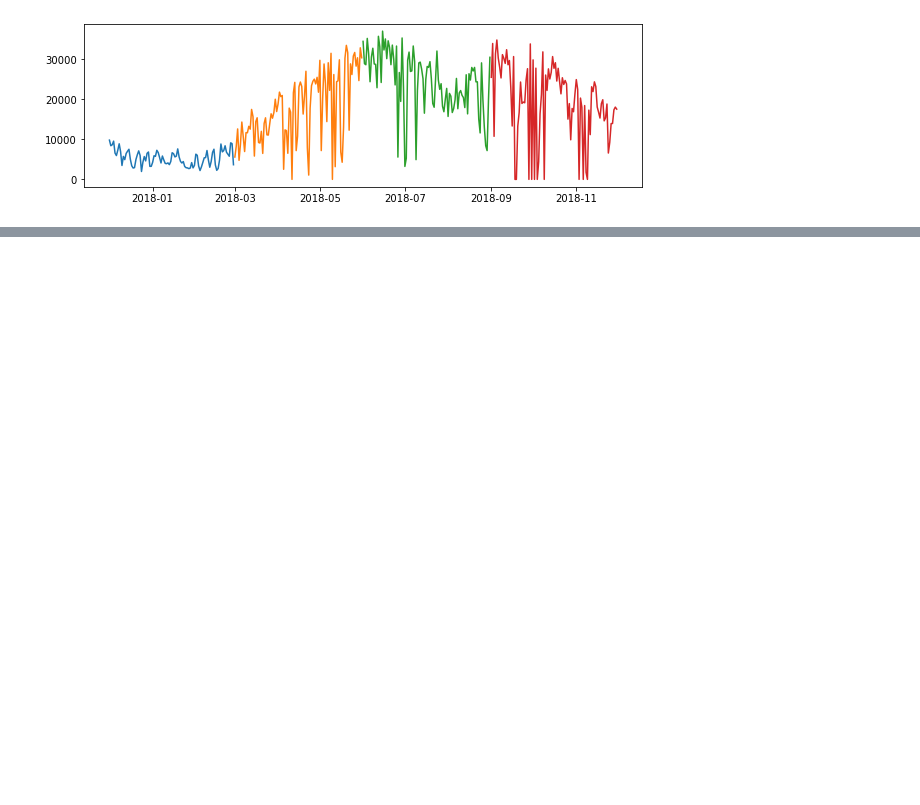
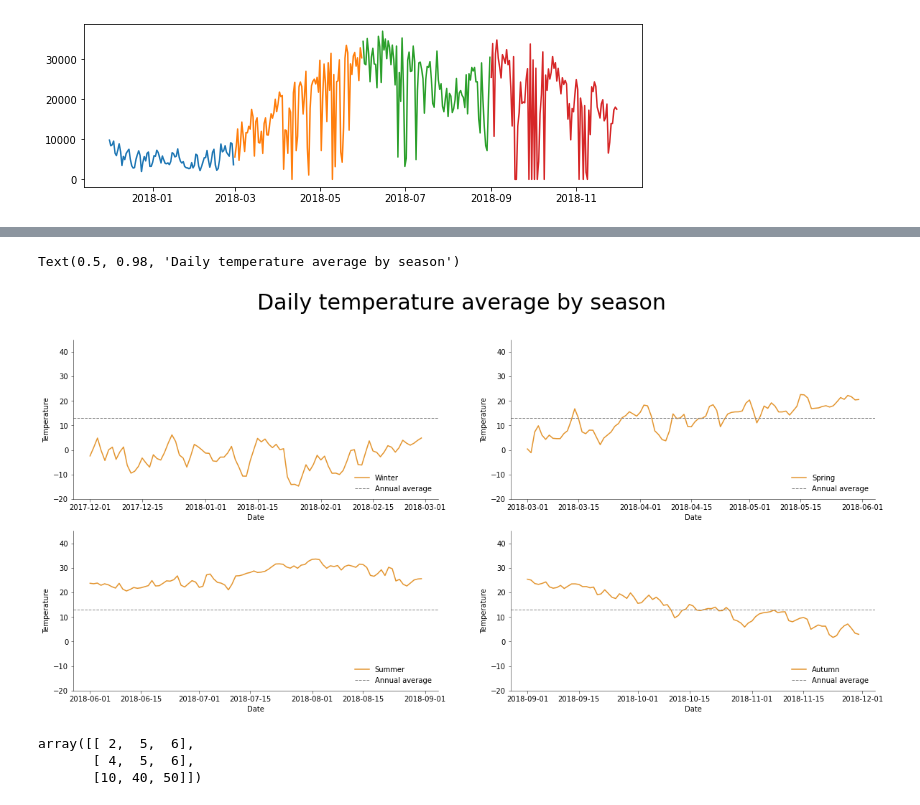
Before and after one commit to rogovich/2022_POL_Data_Analysis_in_Python, a Jupyter notebook: @In-Class_Notebooks/2022.03.15/20220315_Viz_1.ipynb, the cells around one changed output, grey strips where cells are left out. Saved outputs shown, nothing was run; the diff lists cells and outputs as text; code cells hidden in the pictures; blank space fills up the shorter version.

```diff
--- a/@In-Class_Notebooks/2022.03.15/20220315_Viz_1.ipynb
+++ b/@In-Class_Notebooks/2022.03.15/20220315_Viz_1.ipynb
@@ -62,0 +52,3 @@ for season in ['Winter', 'Spring', 'Summer', 'Autumn']:
+# %%
+for axis in ax.ravel():
+    print(axis)
@@ -62,0 +60,4 @@ for season in ['Winter', 'Spring', 'Summer', 'Autumn']:
+# %%
+for season,axis in zip(bikes['Seasons'].unique(), ax.ravel()):
+    print(season)
+    print(axis)
@@ -62,0 +83,2 @@ for season in ['Winter', 'Spring', 'Summer', 'Autumn']:
+# %%
+temp_mean = bikes['Temperature'].mean()
@@ -62,0 +92,20 @@ for season in ['Winter', 'Spring', 'Summer', 'Autumn']:
+# %%
+fig, ax = plt.subplots(2,2, figsize=(20,9))
+for season,axis in zip(bikes['Seasons'].unique(), ax.ravel()):
+    axis.plot(temperature[season], c='#e3942d')
+    axis.set_ylim(-20, 45)
+    axis.set_xlabel('Date')
+    axis.set_ylabel('Temperature')
+    axis.axhline(temp_mean, c='grey', ls='--', lw=1) # line style, line width
+    axis.legend([season, 'Annual average'], frameon=False, loc=4)
+    axis.spines['top'].set_visible(False)
+    axis.spines['right'].set_visible(False)
+    axis.spines['left'].set_lw(0.5)
+    axis.spines['bottom'].set_linewidth(0.5)
+    axis.xaxis.set_tick_params(width=0.5) # tick - засечка
+    axis.yaxis.set_tick_params(width=0.5)
+
+fig.suptitle('Daily temperature average by season', fontsize=30) # super title
+# %% [output]
+Text(0.5, 0.98, 'Daily temperature average by season')
+[figure, added]
@@ -62,0 +114,9 @@ for season in ['Winter', 'Spring', 'Summer', 'Autumn']:
+# %%
+import numpy as np
+
+X = np.array([[2,5,6], [4,5,6], [10,40,50]])
+X
+# %% [output]
+array([[ 2,  5,  6],
+       [ 4,  5,  6],
+       [10, 40, 50]])
```
Also changed, not shown: parts of 23 cells of this notebook, 2 other files.
